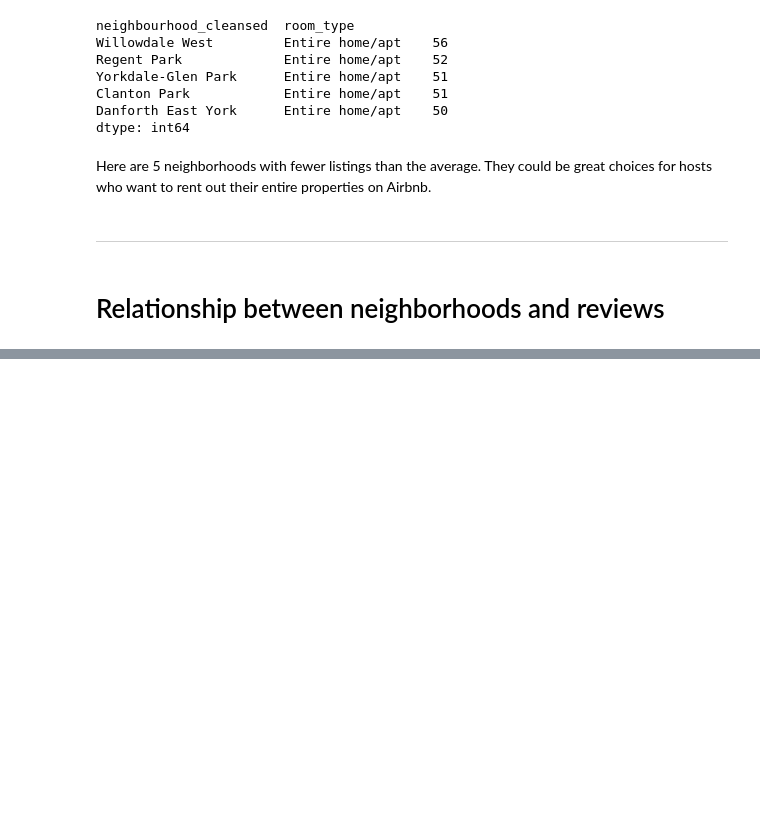
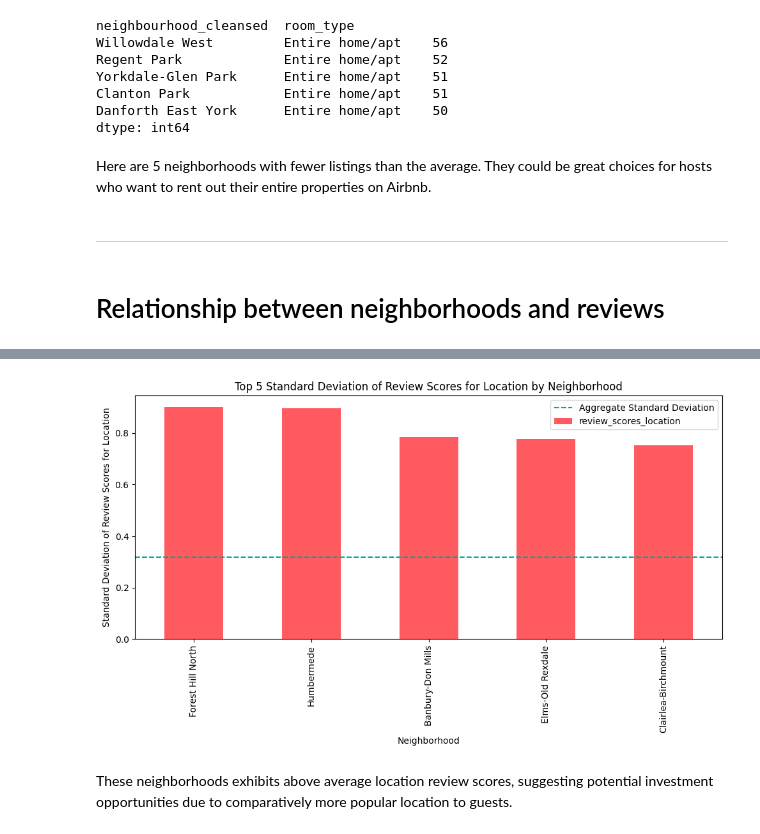
Before and after one commit to Etnawu/Data-analysis-of-Airbnb-in-Toronto, a Jupyter notebook: Airbnb.ipynb, the cells around one changed output, grey strips where cells are left out. Drawn from its saved outputs; the diff is of its cells as text; code cells hidden in the pictures; blank space fills up the shorter version.

```diff
--- a/Airbnb.ipynb
+++ b/Airbnb.ipynb
@@ -303,0 +415,25 @@ Here are 5 neighborhoods with fewer listings than the average. They could be gre
+# %%
+# Calculate standard deviations of review scores for location by neighborhood
+neighborhood_std_scores = df.groupby('neighbourhood_cleansed')['review_scores_location'].std()
+
+# Sort the neighborhoods by standard deviation
+neighborhood_std_scores_sorted = neighborhood_std_scores.sort_values(ascending=False)
+# %%
+# Top 5 neighborhoods based on location review
+location_top_5 = neighborhood_std_scores_sorted.head(5)
+
+# Plot
+plt.figure(figsize=(10, 6))
+location_top_5.plot(kind='bar', color='#FF5A5F')
+plt.axhline(y=aggregate_std_location_score, color='#00A699', linestyle='--', label='Aggregate Standard Deviation')
+plt.title('Top 5 Standard Deviation of Review Scores for Location by Neighborhood')
+plt.xlabel('Neighborhood')
+plt.ylabel('Standard Deviation of Review Scores for Location')
+plt.xticks(rotation=90)
+plt.legend()
+plt.tight_layout()
+plt.show()
+# %% [output]
+[figure, added]
+# %% [markdown]
+These neighborhoods exhibits above average location review scores, suggesting potential investment opportunities due to comparatively more popular location to guests.
```
Also changed, not shown: parts of 30 cells of this notebook.
